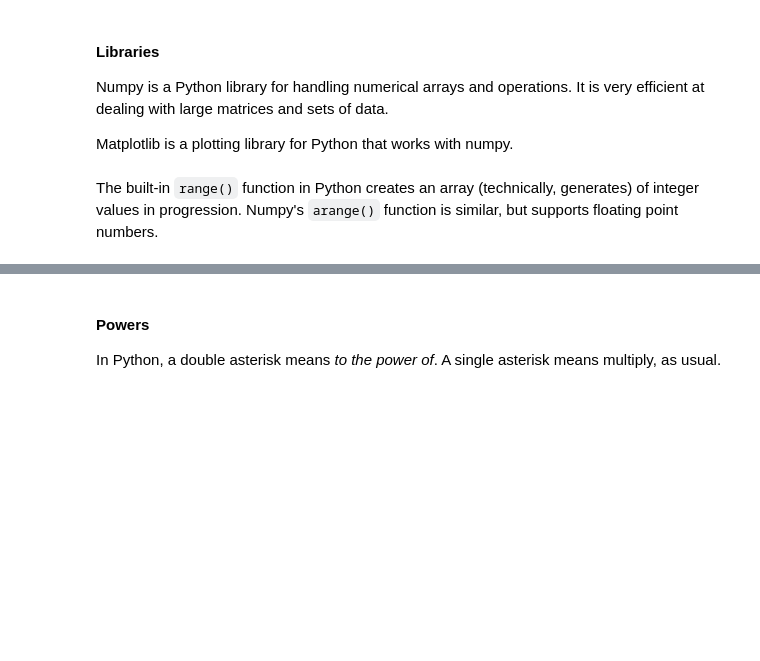
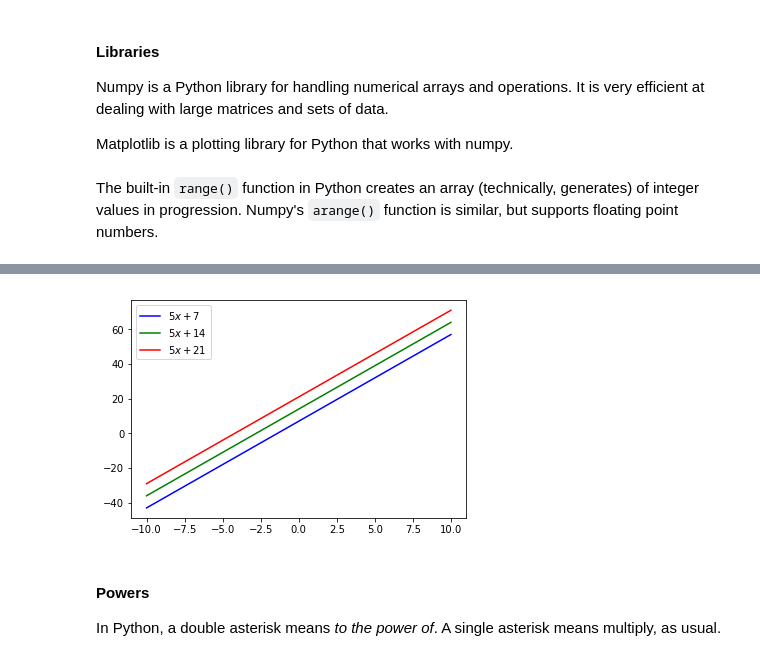
Before and after one commit to QiFuChina/emerging-technologies.github.io, a Jupyter notebook: notebooks/functions.ipynb, the cells around one changed output, grey strips where cells are left out. Saved outputs shown, nothing was run; the diff lists cells and outputs as text; code cells hidden in the pictures; blank space fills up the shorter version.

```diff
--- a/notebooks/functions.ipynb
+++ b/notebooks/functions.ipynb
@@ -18,3 +29,11 @@ x = np.arange(-10., 10., 0.01)
+# %%
+pl.plot(x,  5.0 * x + 7.0, 'b', label=r'$5x + 7$')
+pl.plot(x,  5.0 * x + 14.0, 'g', label=r'$5x + 14$')
+pl.plot(x,  5.0 * x + 21.0, 'r', label=r'$5x + 21$')
+pl.legend()
+pl.show()
+# %% [output]
+[figure, added]
 # %% [markdown]
 #### Powers
 In Python, a double asterisk means *to the power of*.
```
Also changed, not shown: parts of 2 cells of this notebook, 1 other file.
